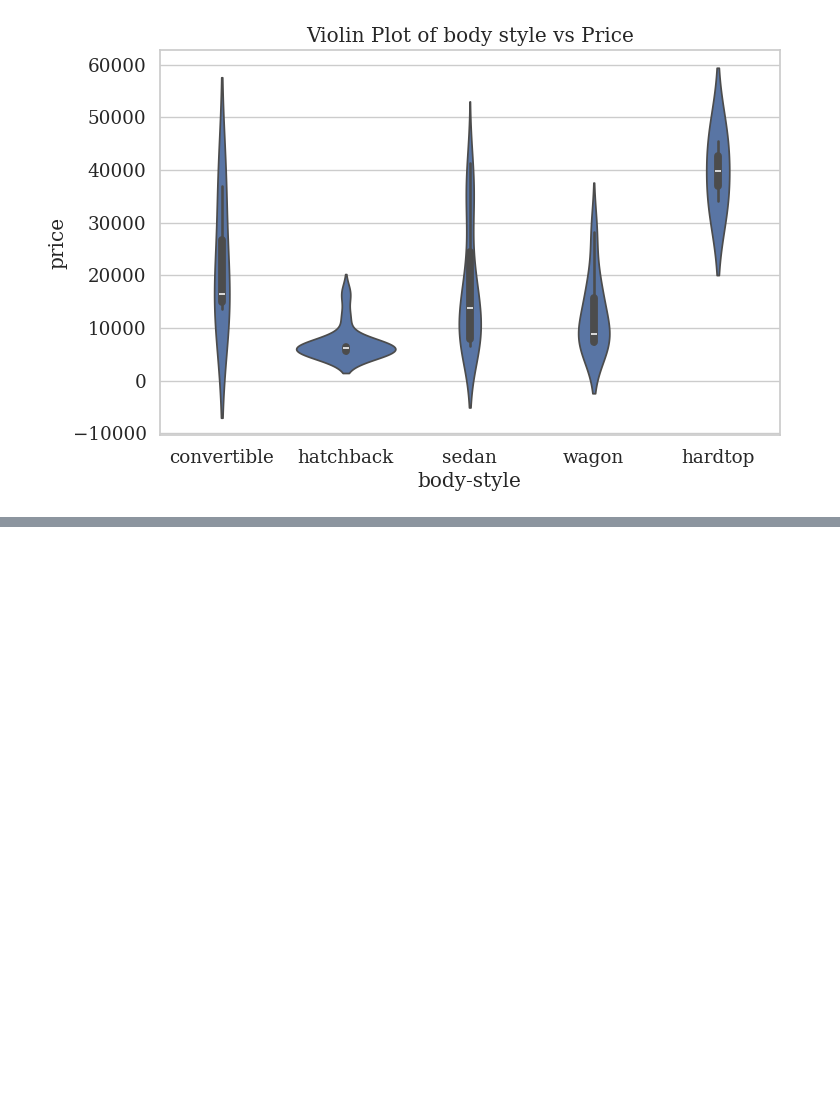
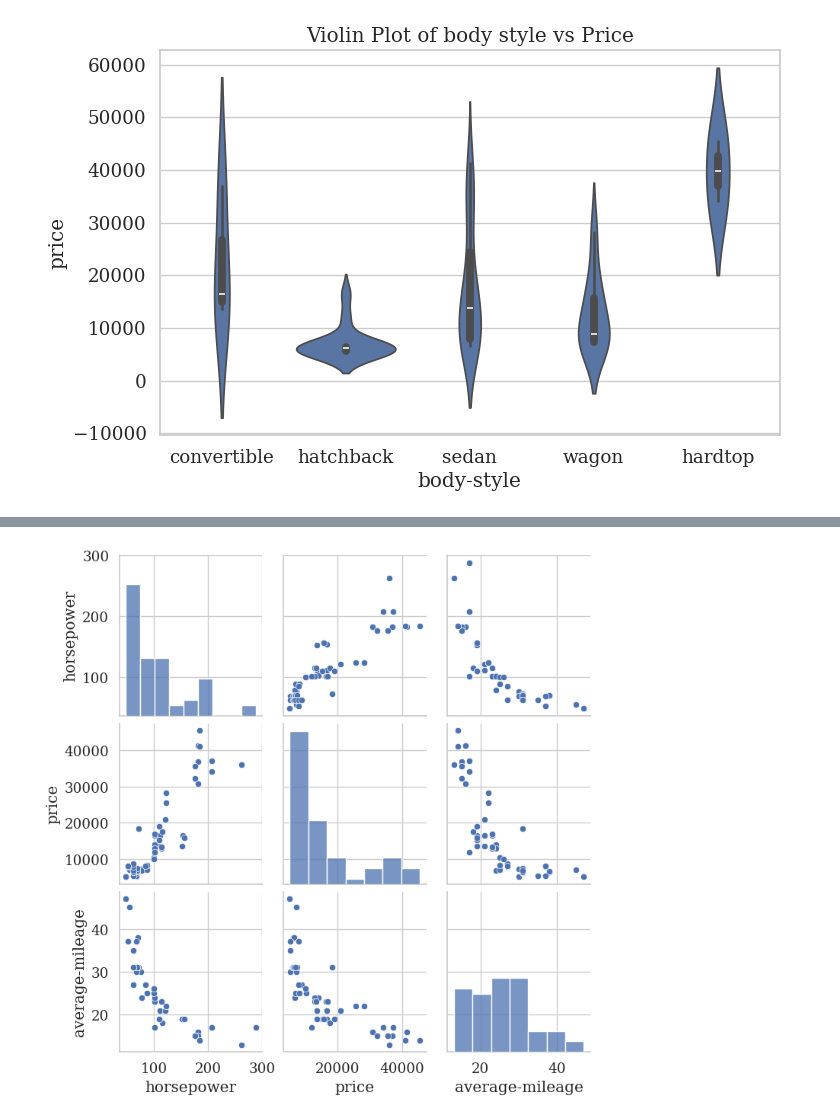
Before and after one commit to Tejashwini-21/Airline-Reservation-System, a Jupyter notebook: chapter_appendix-tools-for-deep-learning/jupyter.ipynb, the cells around one changed output, grey strips where cells are left out. Cells and saved outputs as stored; diff of their text form; code cells hidden in the pictures; blank space fills up the shorter version.

```diff
--- a/chapter_appendix-tools-for-deep-learning/jupyter.ipynb
+++ b/chapter_appendix-tools-for-deep-learning/jupyter.ipynb
@@ -312,0 +330,5 @@ plt.show()
+# %%
+sns.pairplot(Auto[['horsepower','price','average-mileage']])
+plt.show()
+# %% [output]
+[figure, added]
```
Also changed, not shown: parts of 27 cells of this notebook.
